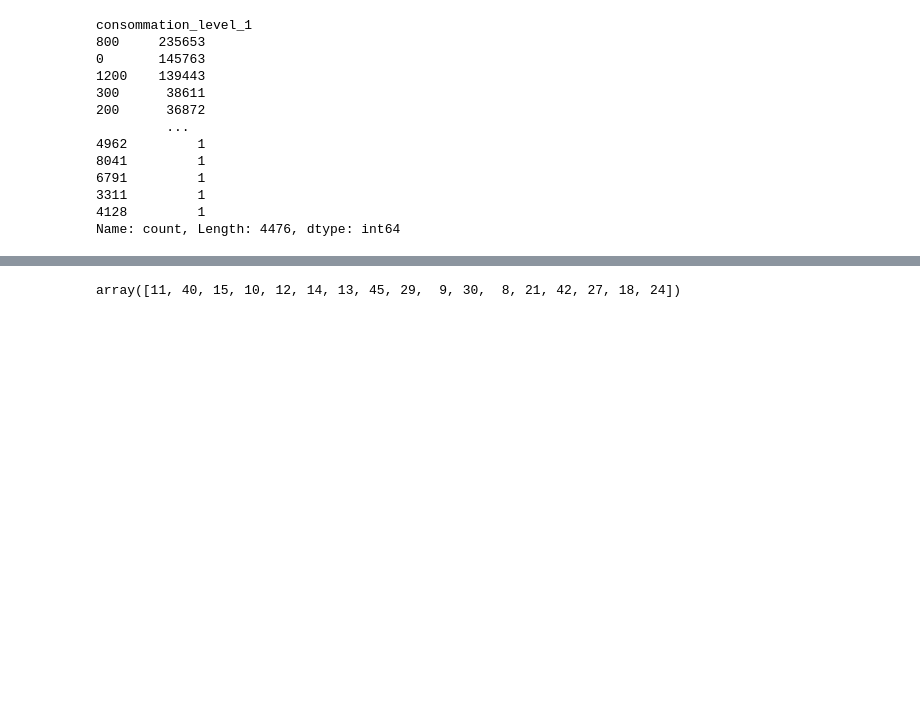
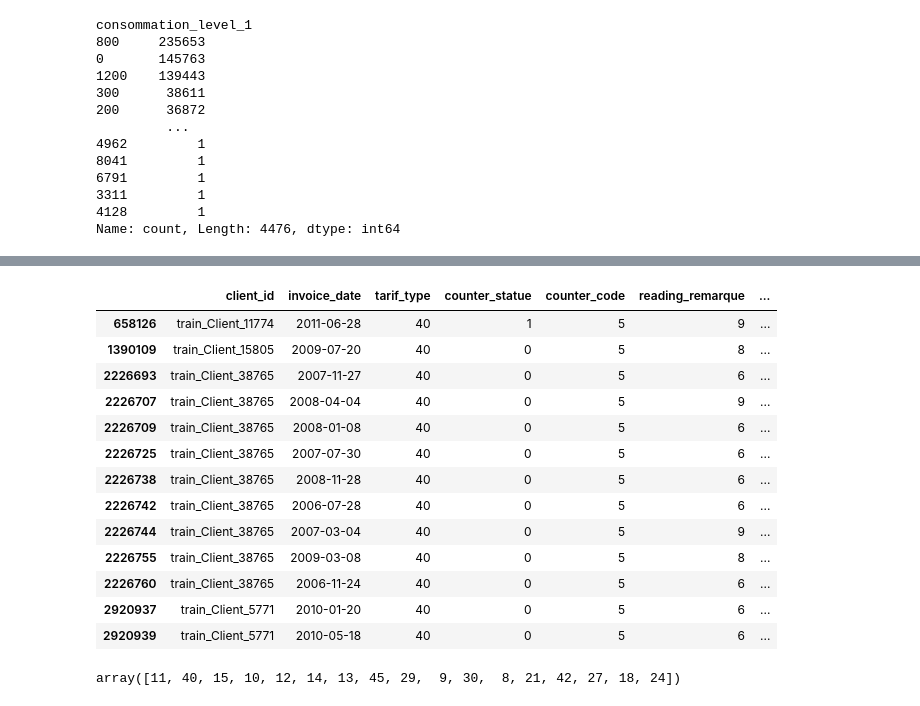
Before and after one commit to jakoum1/fraud-detection, a Jupyter notebook: main1.ipynb, the cells around one changed output, grey strips where cells are left out. Cells and saved outputs as stored; diff of their text form; code cells hidden in the pictures; blank space fills up the shorter version.

```diff
--- a/main1.ipynb
+++ b/main1.ipynb
@@ -668,3 +874,20 @@ Name: count, Length: 4476, dtype: int64
+# %%
+df.query('tarif_type==40 & consommation_level_2>0')
+# %% [output]
+|  | client_id | invoice_date | tarif_type | counter_statue | counter_code | reading_remarque | ... |
+| 658126 | train_Client_11774 | 2011-06-28 | 40 | 1 | 5 | 9 | ... |
+| 1390109 | train_Client_15805 | 2009-07-20 | 40 | 0 | 5 | 8 | ... |
+| 2226693 | train_Client_38765 | 2007-11-27 | 40 | 0 | 5 | 6 | ... |
+| 2226707 | train_Client_38765 | 2008-04-04 | 40 | 0 | 5 | 9 | ... |
+| 2226709 | train_Client_38765 | 2008-01-08 | 40 | 0 | 5 | 6 | ... |
+| 2226725 | train_Client_38765 | 2007-07-30 | 40 | 0 | 5 | 6 | ... |
+| 2226738 | train_Client_38765 | 2008-11-28 | 40 | 0 | 5 | 6 | ... |
+| 2226742 | train_Client_38765 | 2006-07-28 | 40 | 0 | 5 | 6 | ... |
+| 2226744 | train_Client_38765 | 2007-03-04 | 40 | 0 | 5 | 9 | ... |
+| 2226755 | train_Client_38765 | 2009-03-08 | 40 | 0 | 5 | 8 | ... |
+| 2226760 | train_Client_38765 | 2006-11-24 | 40 | 0 | 5 | 6 | ... |
+| 2920937 | train_Client_5771 | 2010-01-20 | 40 | 0 | 5 | 6 | ... |
+| 2920939 | train_Client_5771 | 2010-05-18 | 40 | 0 | 5 | 6 | ... |
 # %%
 df.tarif_type.unique()
 # %% [output]
```
Also changed, not shown: parts of 26 cells of this notebook.
